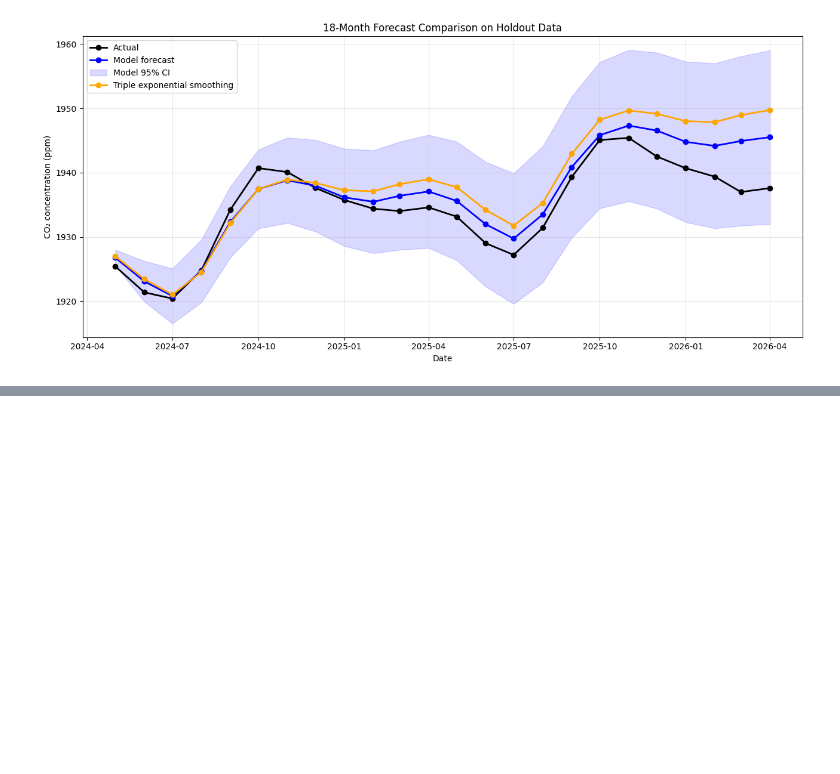
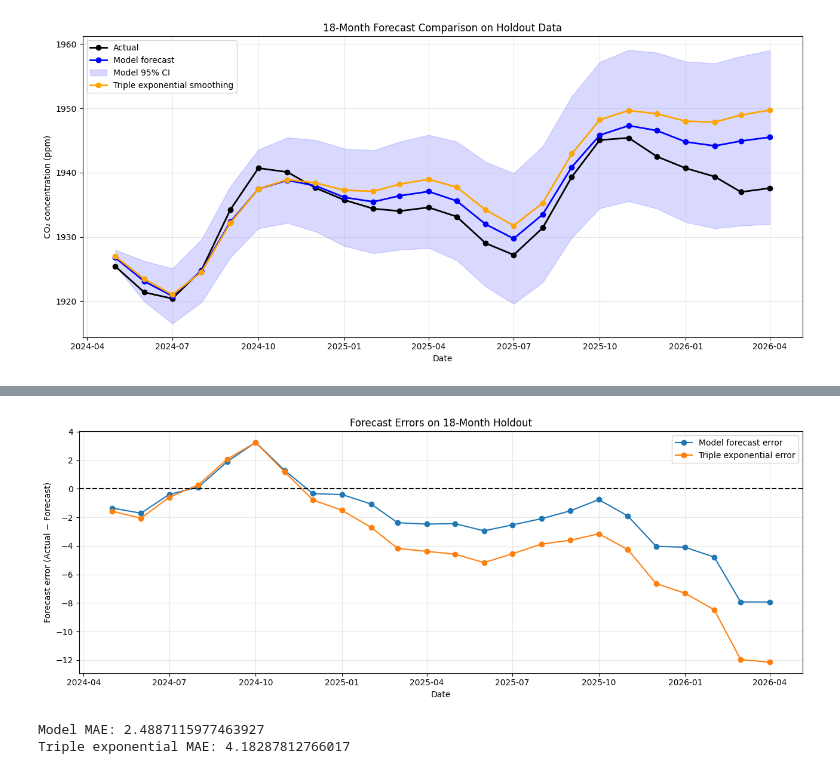
Before and after one commit to the-paulbear/noaa-greenhouse-gas-forecasting, a Jupyter notebook: CH4.ipynb, the cells around one changed output, grey strips where cells are left out. Saved outputs shown, nothing was run; the diff lists cells and outputs as text; code cells hidden in the pictures; blank space fills up the shorter version.

```diff
--- a/CH4.ipynb
+++ b/CH4.ipynb
@@ -524,3 +524,11 @@ plt.tight_layout()
 plt.show()
 # %% [output]
 [figure]
+# %%
+comparison = pd.DataFrame({
+    "Actual": holdout["average"],
+    "Model_Forecast": mean_forecast,
+    "Triple_Exp_Forecast": forecast_triple
+})
+
+print(comparison)
@@ -526,0 +553,10 @@ plt.show()
+# %%
+comparison["Model_Error"] = (
+    comparison["Actual"] - comparison["Model_Forecast"]
+)
+
+comparison["Triple_Error"] = (
+    comparison["Actual"] - comparison["Triple_Exp_Forecast"]
+)
+
+print(comparison)
@@ -526,0 +581,46 @@ plt.show()
+# %%
+plt.figure(figsize=(13, 5))
+
+plt.plot(
+    comparison.index,
+    comparison["Model_Error"],
+    marker="o",
+    label="Model forecast error"
+)
+
+plt.plot(
+    comparison.index,
+    comparison["Triple_Error"],
+    marker="o",
+    label="Triple exponential error"
+)
+
+plt.axhline(0, color="black", linestyle="--")
+
+plt.ylabel("Forecast error (Actual − Forecast)")
+plt.xlabel("Date")
+plt.title("Forecast Errors on 18-Month Holdout")
+plt.legend()
+plt.grid(alpha=0.3)
+plt.tight_layout()
+plt.show()
+# %% [output]
+[figure, added]
+# %%
+from sklearn.metrics import mean_absolute_error
+
+mae_model = mean_absolute_error(
+    comparison["Actual"],
+    comparison["Model_Forecast"]
+)
+
+mae_triple = mean_absolute_error(
+    comparison["Actual"],
+    comparison["Triple_Exp_Forecast"]
+)
+
+print("Model MAE:", mae_model)
+print("Triple exponential MAE:", mae_triple)
+# %% [output]
+Model MAE: 2.4887115977463927
+Triple exponential MAE: 4.18287812766017
```
Also changed, not shown: parts of 3 cells of this notebook.
